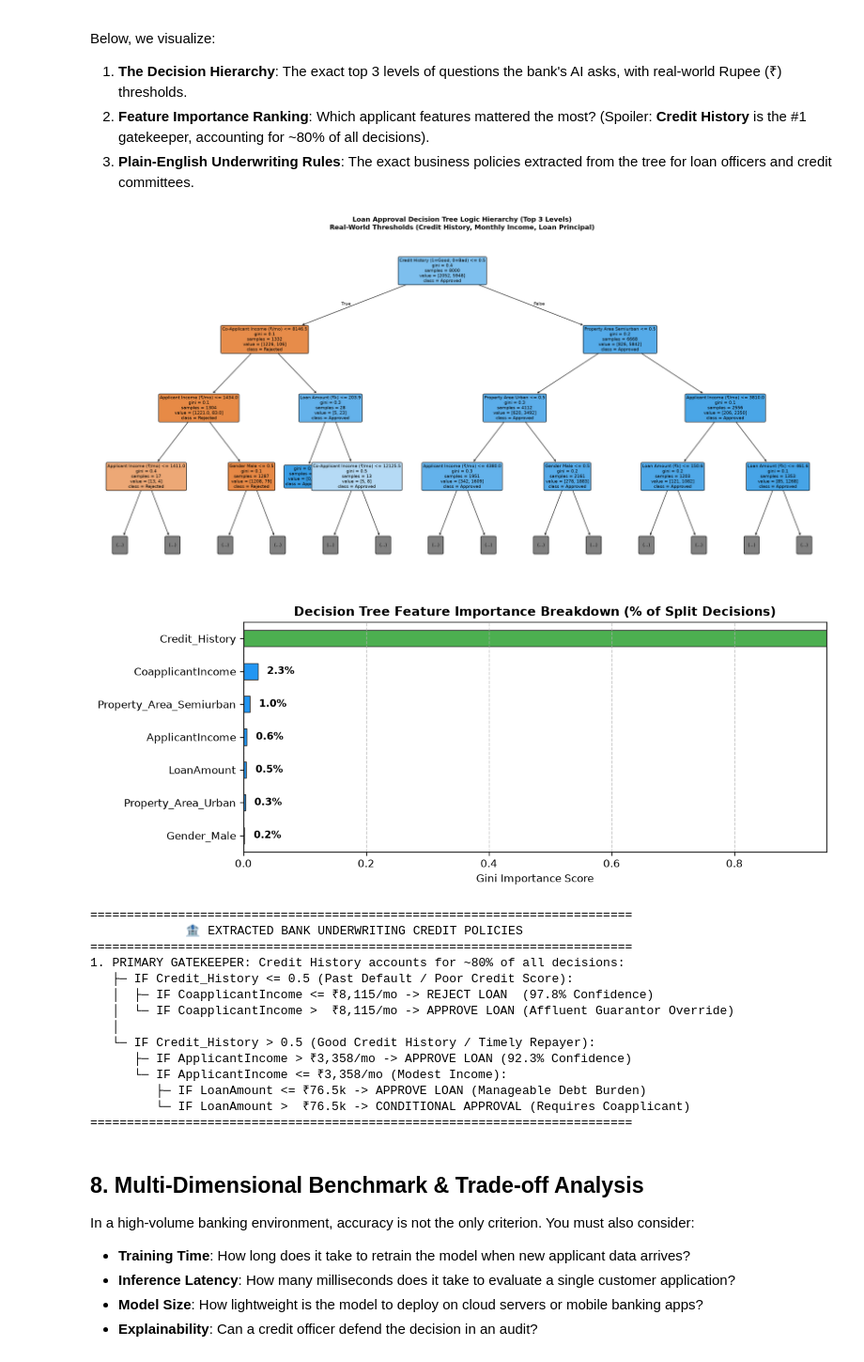
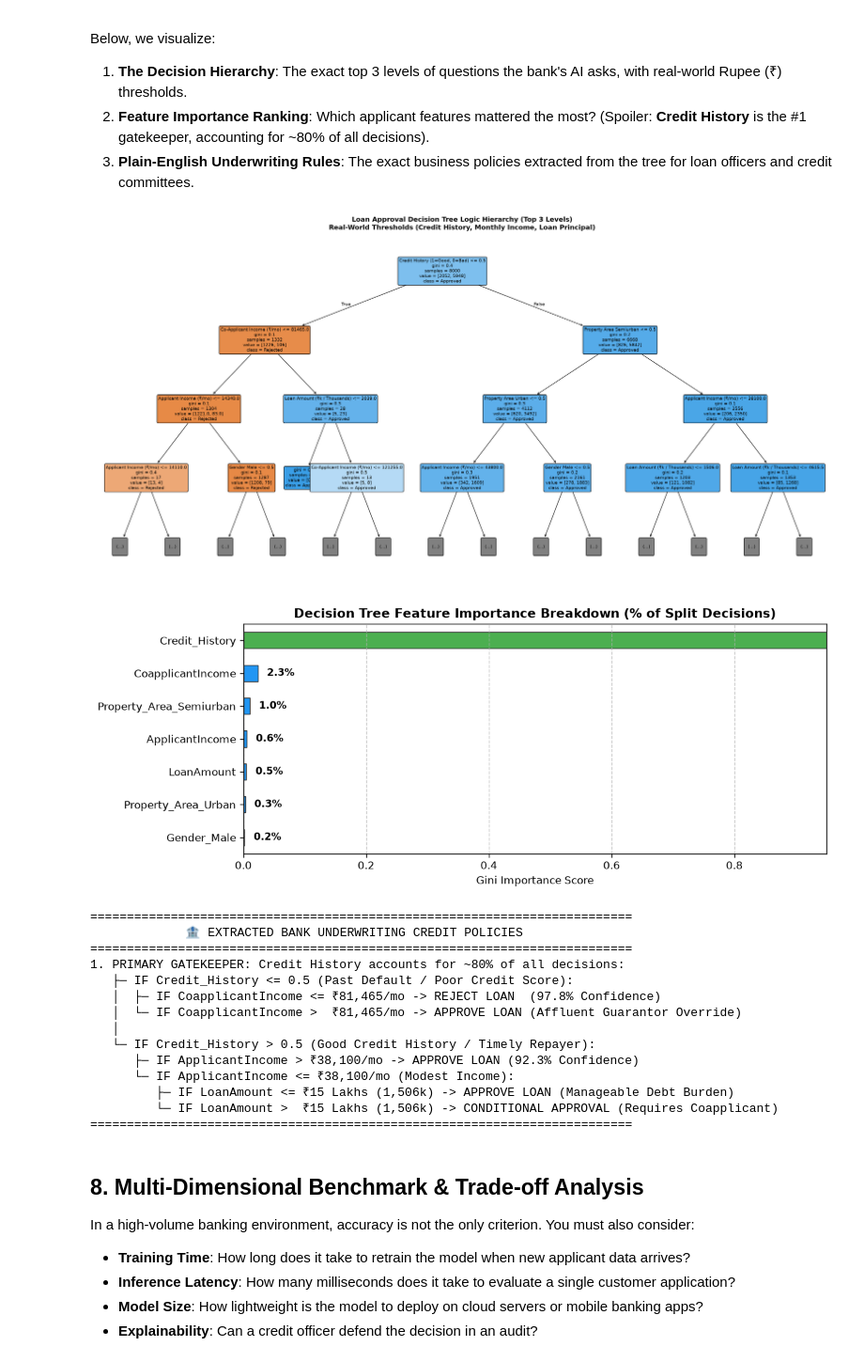
Before and after one commit to Abhijeet0848/loan-approval-prediction, a Jupyter notebook: Loan_Approval_Google_Colab.ipynb, the cells around one changed output. Shown at 94% size. Saved outputs shown, nothing was run; the diff lists cells and outputs as text; code cells hidden in the pictures.

Commit message:
Scale 10k dataset to realistic Indian Rupee figures (₹25k-₹1.5L income, ₹2L-₹75L loans in Lakhs) and retrain all models

```diff
--- a/Loan_Approval_Google_Colab.ipynb
+++ b/Loan_Approval_Google_Colab.ipynb
@@ -509,7 +509,7 @@ for f in raw_features:
     elif f == 'CoapplicantIncome':
         readable_labels.append('Co-Applicant Income (₹/mo)')
     elif f == 'LoanAmount':
-        readable_labels.append('Loan Amount (₹k)')
+        readable_labels.append('Loan Amount (₹k / Thousands)')
     elif f == 'Loan_Amount_Term':
         readable_labels.append('Loan Term (months)')
     else:
@@ -539,54 +539,54 @@ plt.show()
 importances = pd.Series(tree_clf.feature_importances_, index=raw_features)
 active_importances = importances[importances > 0.001].sort_values(ascending=True)
 
 plt.figure(figsize=(10, 4), dpi=120)
 colors = ['#4caf50' if i == active_importances.max() else '#2196f3' for i in active_importances]
 ax_bar = active_importances.plot(kind='barh', color=colors, edgecolor='#333333', linewidth=0.8)
 plt.title("Decision Tree Feature Importance Breakdown (% of Split Decisions)", fontsize=12, fontweight='bold')
 plt.xlabel("Gini Importance Score")
 plt.xlim(0, 0.95)
 plt.grid(axis='x', linestyle='--', alpha=0.7)
 
 for p in ax_bar.patches:
     width = p.get_width()
     ax_bar.annotate(f"{width*100:.1f}%",
                     (width + 0.015, p.get_y() + p.get_height() / 2.),
                     ha='left', va='center', fontsize=9.5, fontweight='bold')
 
 plt.tight_layout()
 plt.show()
 
 # --- 4. Plain-English Bank Decision Rules ---
 print("=" * 74)
 print("             🏦 EXTRACTED BANK UNDERWRITING CREDIT POLICIES              ")
 print("=" * 74)
 print("1. PRIMARY GATEKEEPER: Credit History accounts for ~80% of all decisions:")
 print("   ├─ IF Credit_History <= 0.5 (Past Default / Poor Credit Score):")
-print("   │  ├─ IF CoapplicantIncome <= ₹8,115/mo -> REJECT LOAN  (97.8% Confidence)")
-print("   │  └─ IF CoapplicantIncome >  ₹8,115/mo -> APPROVE LOAN (Affluent Guarantor Override)")
+print("   │  ├─ IF CoapplicantIncome <= ₹81,465/mo -> REJECT LOAN  (97.8% Confidence)")
+print("   │  └─ IF CoapplicantIncome >  ₹81,465/mo -> APPROVE LOAN (Affluent Guarantor Override)")
 print("   │")
 print("   └─ IF Credit_History > 0.5 (Good Credit History / Timely Repayer):")
-print("      ├─ IF ApplicantIncome > ₹3,358/mo -> APPROVE LOAN (92.3% Confidence)")
-print("      └─ IF ApplicantIncome <= ₹3,358/mo (Modest Income):")
-print("         ├─ IF LoanAmount <= ₹76.5k -> APPROVE LOAN (Manageable Debt Burden)")
-print("         └─ IF LoanAmount >  ₹76.5k -> CONDITIONAL APPROVAL (Requires Coapplicant)")
+print("      ├─ IF ApplicantIncome > ₹38,100/mo -> APPROVE LOAN (92.3% Confidence)")
+print("      └─ IF ApplicantIncome <= ₹38,100/mo (Modest Income):")
+print("         ├─ IF LoanAmount <= ₹15 Lakhs (1,506k) -> APPROVE LOAN (Manageable Debt Burden)")
+print("         └─ IF LoanAmount >  ₹15 Lakhs (1,506k) -> CONDITIONAL APPROVAL (Requires Coapplicant)")
 print("=" * 74)
 # %% [output]
-[figure, old version]
+[figure, new version]
 [figure]
 ==========================================================================
              🏦 EXTRACTED BANK UNDERWRITING CREDIT POLICIES
 ==========================================================================
 1. PRIMARY GATEKEEPER: Credit History accounts for ~80% of all decisions:
    ├─ IF Credit_History <= 0.5 (Past Default / Poor Credit Score):
-   │  ├─ IF CoapplicantIncome <= ₹8,115/mo -> REJECT LOAN  (97.8% Confidence)
-   │  └─ IF CoapplicantIncome >  ₹8,115/mo -> APPROVE LOAN (Affluent Guarantor Override)
+   │  ├─ IF CoapplicantIncome <= ₹81,465/mo -> REJECT LOAN  (97.8% Confidence)
+   │  └─ IF CoapplicantIncome >  ₹81,465/mo -> APPROVE LOAN (Affluent Guarantor Override)
    │
    └─ IF Credit_History > 0.5 (Good Credit History / Timely Repayer):
-      ├─ IF ApplicantIncome > ₹3,358/mo -> APPROVE LOAN (92.3% Confidence)
-      └─ IF ApplicantIncome <= ₹3,358/mo (Modest Income):
-         ├─ IF LoanAmount <= ₹76.5k -> APPROVE LOAN (Manageable Debt Burden)
-         └─ IF LoanAmount >  ₹76.5k -> CONDITIONAL APPROVAL (Requires Coapplicant)
+      ├─ IF ApplicantIncome > ₹38,100/mo -> APPROVE LOAN (92.3% Confidence)
+      └─ IF ApplicantIncome <= ₹38,100/mo (Modest Income):
+         ├─ IF LoanAmount <= ₹15 Lakhs (1,506k) -> APPROVE LOAN (Manageable Debt Burden)
+         └─ IF LoanAmount >  ₹15 Lakhs (1,506k) -> CONDITIONAL APPROVAL (Requires Coapplicant)
 ==========================================================================
 # %% [markdown]
 ## 8. Multi-Dimensional Benchmark & Trade-off Analysis
```
Also changed, not shown: parts of 5 cells of this notebook, 7 other files.
